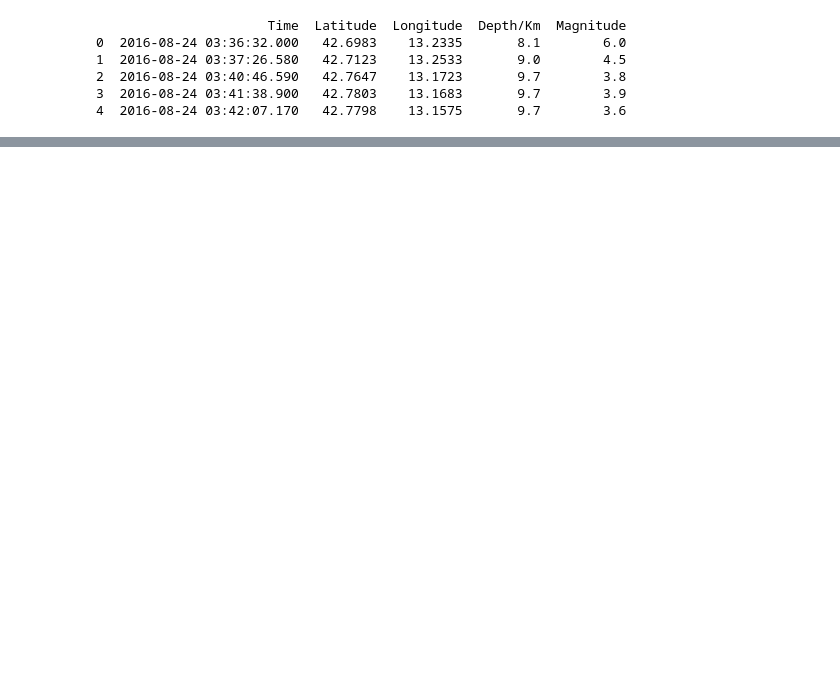
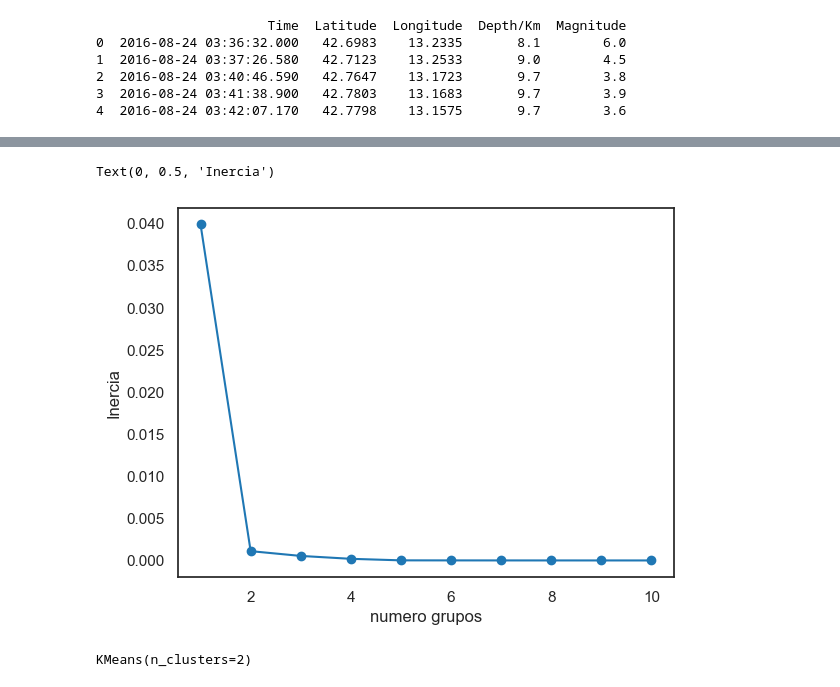
Before and after one commit to MrBloom911/SismicOperations, a Jupyter notebook: ETAS.ipynb, the cells around one changed output, grey strips where cells are left out. Drawn from its saved outputs; the diff is of its cells as text; code cells hidden in the pictures; blank space fills up the shorter version.

Commit message:
se realizo clustering por k means

```diff
--- a/ETAS.ipynb
+++ b/ETAS.ipynb
@@ -221,0 +241,29 @@ ps2=[-1.00907376e-03,  0.00000000e+00,  1.11955276e-03, -6.63710130e-04,
+# %%
+Para = pd.DataFrame([ps1, ps2, ps3, ps4, ps5, ps7, ps10, ps11, ps12, ps13, ps14, ps15])
+# %%
+nuevos_nombres = ['K', 'p', 'c','a','d','q','u']
+Para.columns = nuevos_nombres
+# %%
+Para
+XN=Para.iloc[:,[0,1,2,3,4,5,6]]
+# %%
+inertia=[]
+numCluster=list(range(1,11))
+for k in numCluster:
+    km=KMeans(n_clusters=k)
+    km.fit(XN)
+    inertia.append(km.inertia_)
+# %%
+y=np.linspace(1,10)
+plt.scatter(numCluster,inertia)
+plt.plot(numCluster,inertia)
+plt.xlabel('numero grupos')
+plt.ylabel('Inercia')
+# %% [output]
+Text(0, 0.5, 'Inercia')
+[figure, added]
+# %%
+kmd=KMeans(n_clusters=2)
+kmd.fit(XN)
+# %% [output]
+KMeans(n_clusters=2)
```
Also changed, not shown: parts of 7 cells of this notebook.
